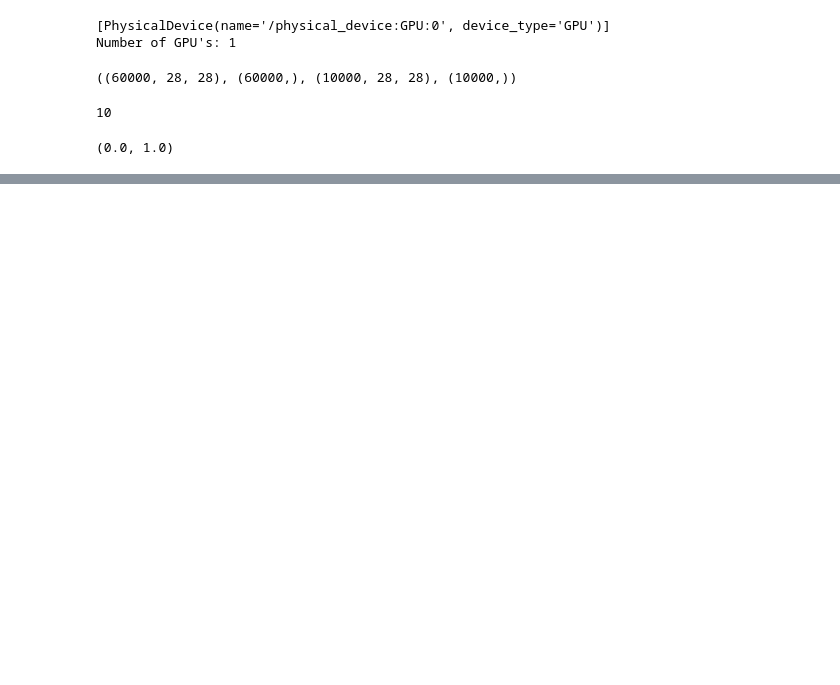
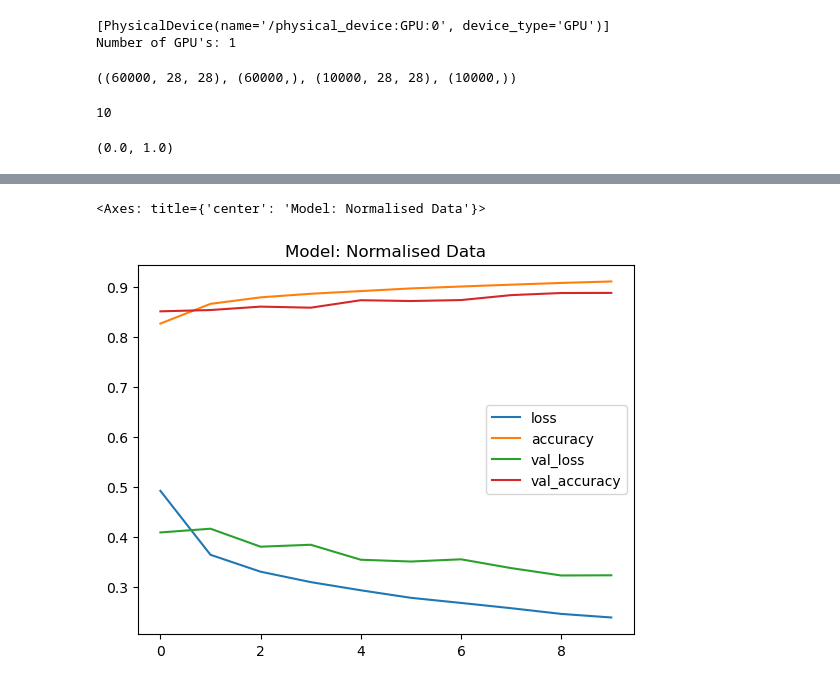
Before and after one commit to SaiKrishna-KK/Udacity-Tf-Projects, a Jupyter notebook: Fashion_MNIST.ipynb, the cells around one changed output, grey strips where cells are left out. Cells and saved outputs as stored; diff of their text form; code cells hidden in the pictures; blank space fills up the shorter version.

```diff
--- a/Fashion_MNIST.ipynb
+++ b/Fashion_MNIST.ipynb
@@ -57,17 +54,17 @@ train[0], test[0]
 # %%
 tf.random.set_seed(42)
 model_1 = tf.keras.Sequential([
-    tf.kears.layers.Flatten(input_shape = (28,28)),
+    tf.keras.layers.Flatten(input_shape = (28,28)),
     Dense(128, activation = 'relu'),
     Dense(64, activation = 'relu'),
     Dense(10, activation = 'softmax')
     ])
 
 model_1.compile(
-    loss = tf.kears.losses.CategorialCrossentropy(),
+    loss = tf.keras.losses.SparseCategoricalCrossentropy(),
     optimizer = 'Adam',
     metrics = ['accuracy']
     )
 
-model_1_history = model_1.fit(train_data, train, epochs = 10, validation_data =(test_data, test))
+model_1_history = model_1.fit(train_data, train_labels, epochs = 10, validation_data =(test_data, test_labels))
 # %% [output]
@@ -74,0 +97,5 @@ TensorShape([28, 28])
+# %%
+pd.DataFrame(model_1_history.history).plot(title= "Model: Normalised Data")
+# %% [output]
+<Axes: title={'center': 'Model: Normalised Data'}>
+[figure, added]
```
Also changed, not shown: parts of 8 cells of this notebook.
